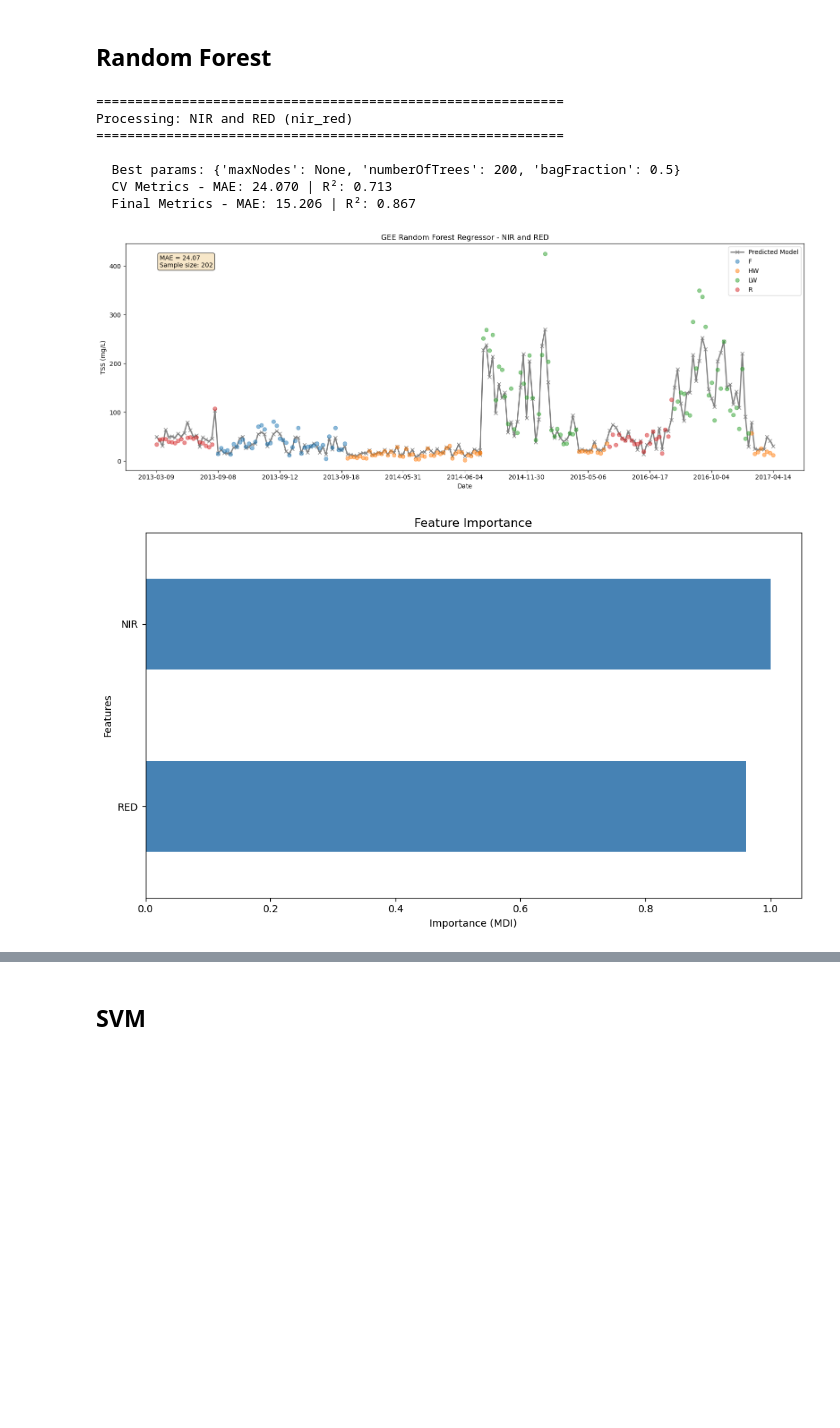
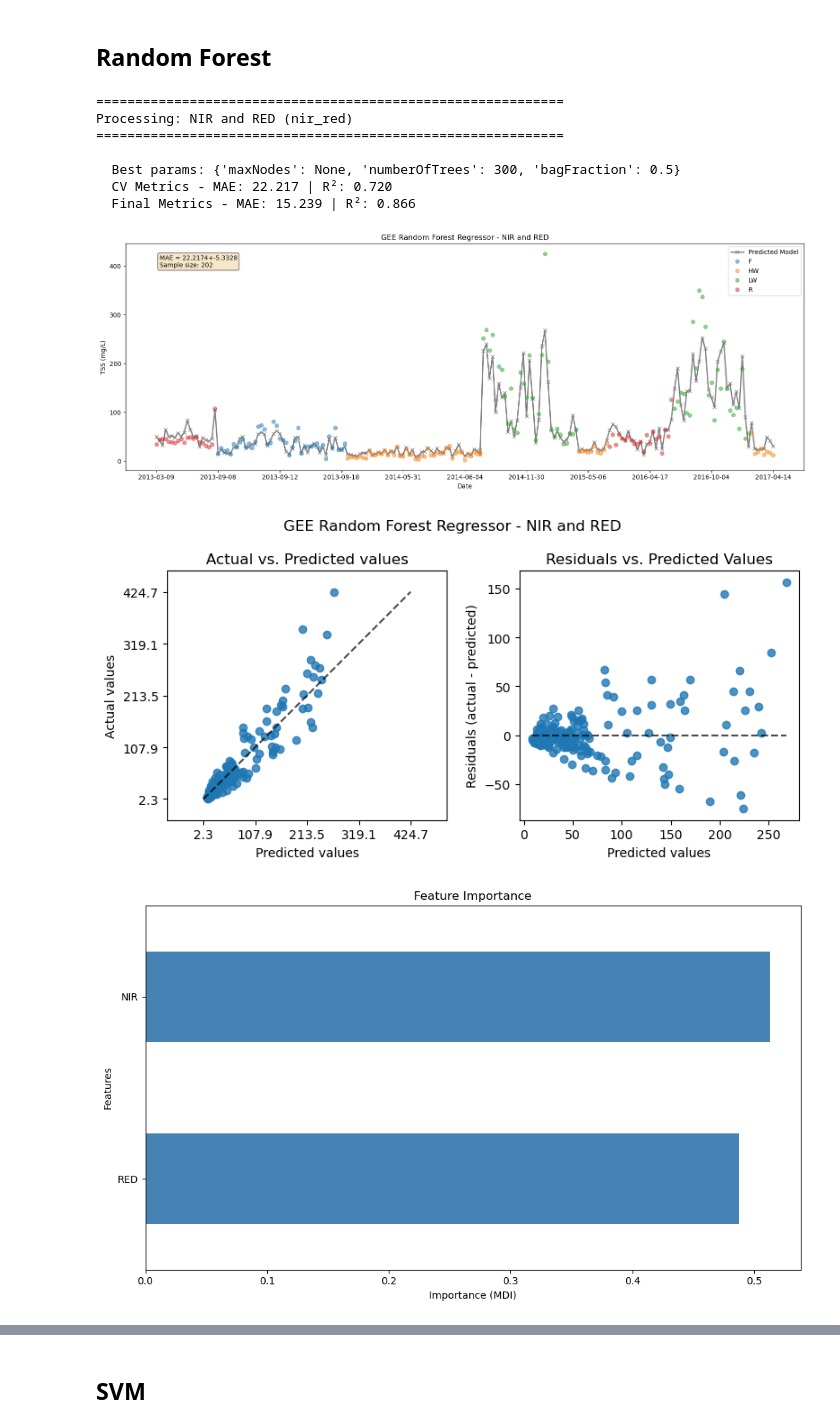
Before and after one commit to larissavaladao/time_series_curuai, a Jupyter notebook: 4.TSS_modeling/3.TSS_gee_models.ipynb, the cells around one changed output, grey strips where cells are left out. Cells and saved outputs as stored; diff of their text form; code cells hidden in the pictures; blank space fills up the shorter version.

```diff
--- a/4.TSS_modeling/3.TSS_gee_models.ipynb
+++ b/4.TSS_modeling/3.TSS_gee_models.ipynb
@@ -199,7 +199,7 @@ def feature_importance_plot(trained, exp="FeatureImportance"):
 
     importance_data = {key_map.get(k, k): v for k, v in original_dict.items()}
     feature_importance = pd.Series(importance_data).sort_values(ascending=True)
-    max = feature_importance.max()
+    max = feature_importance.sum()
     feature_importance = feature_importance.apply(lambda x: float(x/max))
     # Create plot
 
@@ -465,9 +465,6 @@ results = {
                 'nir_red': {},
                 'nir_red_green': {},
                 'all_bands': {},
-                'location':{},
-                "period":{},
-                "period_location":{}
                 }
             },
         'SVM_GEE': {
@@ -475,9 +472,6 @@ results = {
                 'nir_red': {},
                 'nir_red_green': {},
                 'all_bands': {},
-                'location':{},
-                "period":{},
-                "period_location":{}
             }
         },
         'GBR_GEE': {
@@ -485,9 +479,6 @@ results = {
                 'nir_red': {},
                 'nir_red_green': {},
                 'all_bands': {},
-                'location':{},
-                "period":{},
-                "period_location":{}
             }
         }
         }
@@ -525,57 +557,60 @@ for feature_key, feature_info in FEATURE_GROUPS['multi_band'].items():
         avg_metrics, std_dev_metrics = evaluate_parameter_combination(params, band, reg_data, seeds,key)
         list_avg_metrics.append(avg_metrics)
         list_params.append(params)
+        list_std_metrics.append(std_dev_metrics)
 
         # print(f"  Params: {params} | MAE: {avg_metrics['mae']:.3f} | R²: {avg_metrics['r2']:.3f}")
 
     # Find best model by MAE (then R² if tied)
     best_index, best_metrics = best_by_mae_then_r2(list_avg_metrics)
     best_params = list_params[best_index]
     best_std_metrics = list_std_metrics[best_index]
     print(f"\n  Best params: {best_params}")
     print(f"  CV Metrics - MAE: {best_metrics['mae']:.3f} | R²: {best_metrics['r2']:.3f}")
 
     # Train final model on full dataset
     trained, y_pred_df = train_final_model(best_params, band, reg_data,key)
     final_metrics = model_metrics(df_subset['TSS'], y_pred_df['classification'])
 
     print(f"  Final Metrics - MAE: {final_metrics['mae']:.3f} | R²: {final_metrics['r2']:.3f}\n")
 
     # Store results
     results['water_period']['model'][key]['multi_band'][feature_key] = {
         'metrics': final_metrics,
         'cv_metrics': best_metrics,
         'params': best_params,
         'cv_std_metrics': best_std_metrics
     }
     results['water_period']['period_filter'] = None
 
     # Generate visualizations
-    # prepare_time_series_plot(
-    #     df=df_subset,
-    #     y_pred=y_pred_df['classification'],
-    #     cv_metrics_dict=best_metrics,
-    #     title=f"{model_title} - {name}",
-    #     r2_key='mae',
-    #     exp=f"{feature_key}_{key}"
-    # )
-    # plot_evaluation(
-    #     y_true=df_subset['TSS'],
-    #     y_pred=y_pred_df['classification'],
-    #     title=f"{model_title} - {name}",
-    #     exp=f"{feature_key}_{key}"
-    #     )
-    # feature_importance_plot(trained=trained, exp=f"{feature_key}_{key}")
+    prepare_time_series_plot(
+        df=df_subset,
+        y_pred=y_pred_df['classification'],
+        cv_metrics_dict=best_metrics,
+        cv_metrics_std=best_std_metrics,
+        title=f"{model_title} - {name}",
+        r2_key='mae',
+        exp=f"{feature_key}_{key}_new_"
+    )
+    plot_evaluation(
+        y_true=df_subset['TSS'],
+        y_pred=y_pred_df['classification'],
+        title=f"{model_title} - {name}",
+        exp=f"{feature_key}_{key}_new"
+        )
+    feature_importance_plot(trained=trained, exp=f"{feature_key}_{key}_new")
 # %% [output]
 ============================================================
 Processing: NIR and RED (nir_red)
 ============================================================
 
-  Best params: {'maxNodes': None, 'numberOfTrees': 200, 'bagFraction': 0.5}
-  CV Metrics - MAE: 24.070 | R²: 0.713
-  Final Metrics - MAE: 15.206 | R²: 0.867
+  Best params: {'maxNodes': None, 'numberOfTrees': 300, 'bagFraction': 0.5}
+  CV Metrics - MAE: 22.217 | R²: 0.720
+  Final Metrics - MAE: 15.239 | R²: 0.866
-[figure, old version]
+[figure, new version]
-[figure, old version]
+[figure, new version]
+[figure, new version]
 ============================================================
 Processing: NIR, RED and GREEN (nir_red_green)
 ============================================================
```
Also changed, not shown: parts of 11 cells of this notebook, 52 other files.
